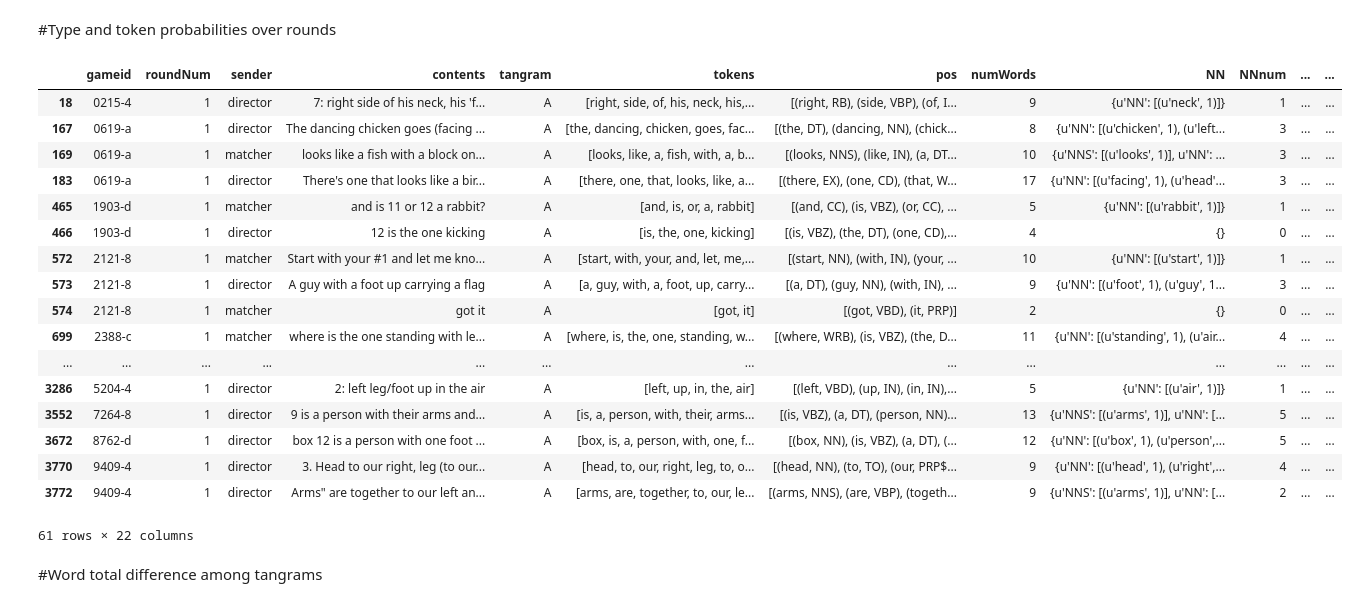
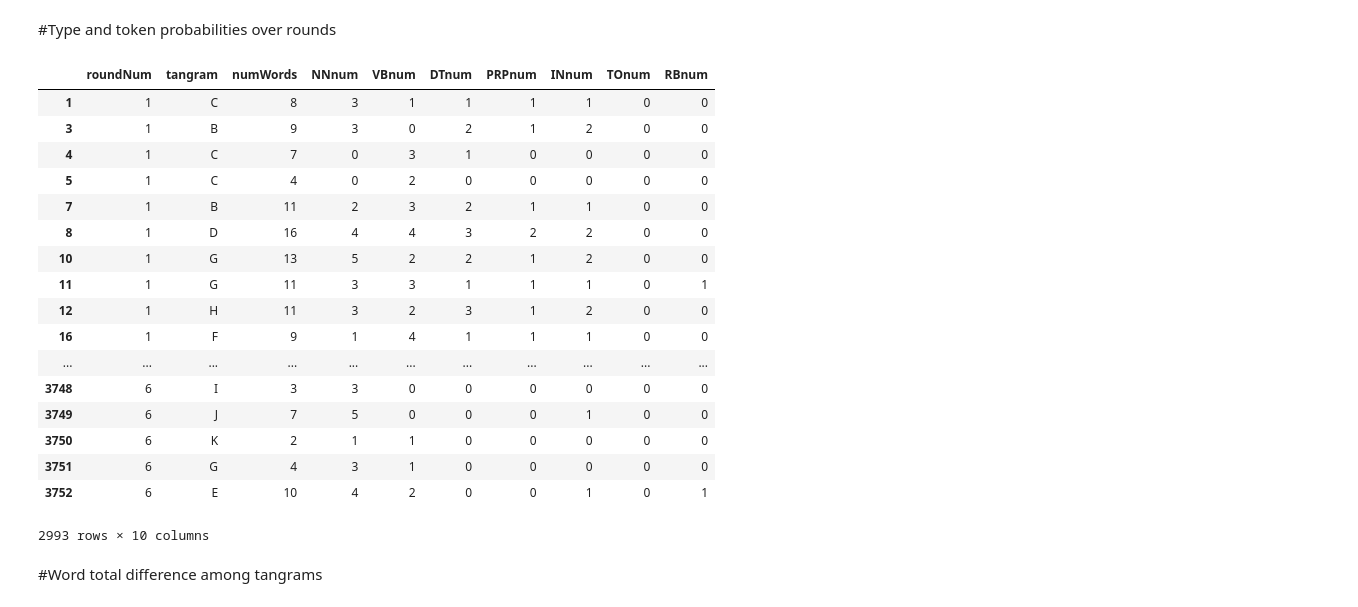
Before and after one commit to hawkrobe/tangrams_replication, a Jupyter notebook: bigNotebook_tangrams.ipynb, the cells around one changed output. Cells and saved outputs as stored; diff of their text form; code cells hidden in the pictures.

```diff
--- a/bigNotebook_tangrams.ipynb
+++ b/bigNotebook_tangrams.ipynb
@@ -617,39 +703,44 @@ for word in bigWordList :
 # %%
 #don't know what this is not working right now :/
 
 import itertools
 from collections import Counter
 import math
 
 #https://en.wikipedia.org/wiki/Pointwise_mutual_information
 
 
 #calculate the probability for words given tangram A ------ p(x|y)
 #indic is dataframe just looking at tangram A over round 1
 wordList = test2.copy()
 wordList = wordList[wordList.tangram == 'A']
 wordList = wordList[wordList.roundNum == 1]
 
 wordList
+
+
+partOfSpeechList = test2[['roundNum', 'tangram', 'numWords', 'NNnum', 'VBnum', 'DTnum', 'PRPnum', 'INnum', 'TOnum', 'RBnum']]
+partOfSpeechList.to_csv("partOfSpeechList.csv")
+partOfSpeechList
 # %% [output]
-|  | gameid | roundNum | sender | contents | tangram | tokens | pos | numWords | NN | NNnum | ... | ... |
-| 18 | 0215-4 | 1 | director | 7: right side of his neck, his 'f... | A | [right, side, of, his, neck, his,... | [(right, RB), (side, VBP), (of, I... | 9 | {u'NN': [(u'neck', 1)]} | 1 | ... | ... |
-| 167 | 0619-a | 1 | director | The dancing chicken goes (facing ... | A | [the, dancing, chicken, goes, fac... | [(the, DT), (dancing, NN), (chick... | 8 | {u'NN': [(u'chicken', 1), (u'left... | 3 | ... | ... |
-| 169 | 0619-a | 1 | matcher | looks like a fish with a block on... | A | [looks, like, a, fish, with, a, b... | [(looks, NNS), (like, IN), (a, DT... | 10 | {u'NNS': [(u'looks', 1)], u'NN': ... | 3 | ... | ... |
-| 183 | 0619-a | 1 | director | There's one that looks like a bir... | A | [there, one, that, looks, like, a... | [(there, EX), (one, CD), (that, W... | 17 | {u'NN': [(u'facing', 1), (u'head'... | 3 | ... | ... |
-| 465 | 1903-d | 1 | matcher | and is 11 or 12 a rabbit? | A | [and, is, or, a, rabbit] | [(and, CC), (is, VBZ), (or, CC), ... | 5 | {u'NN': [(u'rabbit', 1)]} | 1 | ... | ... |
-| 466 | 1903-d | 1 | director | 12 is the one kicking | A | [is, the, one, kicking] | [(is, VBZ), (the, DT), (one, CD),... | 4 | {} | 0 | ... | ... |
-| 572 | 2121-8 | 1 | matcher | Start with your #1 and let me kno... | A | [start, with, your, and, let, me,... | [(start, NN), (with, IN), (your, ... | 10 | {u'NN': [(u'start', 1)]} | 1 | ... | ... |
-| 573 | 2121-8 | 1 | director | A guy with a foot up carrying a flag | A | [a, guy, with, a, foot, up, carry... | [(a, DT), (guy, NN), (with, IN), ... | 9 | {u'NN': [(u'foot', 1), (u'guy', 1... | 3 | ... | ... |
-| 574 | 2121-8 | 1 | matcher | got it | A | [got, it] | [(got, VBD), (it, PRP)] | 2 | {} | 0 | ... | ... |
-| 699 | 2388-c | 1 | matcher | where is the one standing with le... | A | [where, is, the, one, standing, w... | [(where, WRB), (is, VBZ), (the, D... | 11 | {u'NN': [(u'standing', 1), (u'air... | 4 | ... | ... |
-| ... | ... | ... | ... | ... | ... | ... | ... | ... | ... | ... | ... | ... |
-| 3286 | 5204-4 | 1 | director | 2: left leg/foot up in the air | A | [left, up, in, the, air] | [(left, VBD), (up, IN), (in, IN),... | 5 | {u'NN': [(u'air', 1)]} | 1 | ... | ... |
-| 3552 | 7264-8 | 1 | director | 9 is a person with their arms and... | A | [is, a, person, with, their, arms... | [(is, VBZ), (a, DT), (person, NN)... | 13 | {u'NNS': [(u'arms', 1)], u'NN': [... | 5 | ... | ... |
-| 3672 | 8762-d | 1 | director | box 12 is a person with one foot ... | A | [box, is, a, person, with, one, f... | [(box, NN), (is, VBZ), (a, DT), (... | 12 | {u'NN': [(u'box', 1), (u'person',... | 5 | ... | ... |
-| 3770 | 9409-4 | 1 | director | 3. Head to our right, leg (to our... | A | [head, to, our, right, leg, to, o... | [(head, NN), (to, TO), (our, PRP$... | 9 | {u'NN': [(u'head', 1), (u'right',... | 4 | ... | ... |
-| 3772 | 9409-4 | 1 | director | Arms" are together to our left an... | A | [arms, are, together, to, our, le... | [(arms, NNS), (are, VBP), (togeth... | 9 | {u'NNS': [(u'arms', 1)], u'NN': [... | 2 | ... | ... |
+|  | roundNum | tangram | numWords | NNnum | VBnum | DTnum | PRPnum | INnum | TOnum | RBnum |
+| 1 | 1 | C | 8 | 3 | 1 | 1 | 1 | 1 | 0 | 0 |
+| 3 | 1 | B | 9 | 3 | 0 | 2 | 1 | 2 | 0 | 0 |
+| 4 | 1 | C | 7 | 0 | 3 | 1 | 0 | 0 | 0 | 0 |
+| 5 | 1 | C | 4 | 0 | 2 | 0 | 0 | 0 | 0 | 0 |
+| 7 | 1 | B | 11 | 2 | 3 | 2 | 1 | 1 | 0 | 0 |
+| 8 | 1 | D | 16 | 4 | 4 | 3 | 2 | 2 | 0 | 0 |
+| 10 | 1 | G | 13 | 5 | 2 | 2 | 1 | 2 | 0 | 0 |
+| 11 | 1 | G | 11 | 3 | 3 | 1 | 1 | 1 | 0 | 1 |
+| 12 | 1 | H | 11 | 3 | 2 | 3 | 1 | 2 | 0 | 0 |
+| 16 | 1 | F | 9 | 1 | 4 | 1 | 1 | 1 | 0 | 0 |
+| ... | ... | ... | ... | ... | ... | ... | ... | ... | ... | ... |
+| 3748 | 6 | I | 3 | 3 | 0 | 0 | 0 | 0 | 0 | 0 |
+| 3749 | 6 | J | 7 | 5 | 0 | 0 | 0 | 1 | 0 | 0 |
+| 3750 | 6 | K | 2 | 1 | 1 | 0 | 0 | 0 | 0 | 0 |
+| 3751 | 6 | G | 4 | 3 | 1 | 0 | 0 | 0 | 0 | 0 |
+| 3752 | 6 | E | 10 | 4 | 2 | 0 | 0 | 1 | 0 | 1 |
-61 rows × 22 columns
+2993 rows × 10 columns
 # %% [markdown]
 #Word total difference among tangrams
 # %%
```
Also changed, not shown: parts of 15 cells of this notebook.
